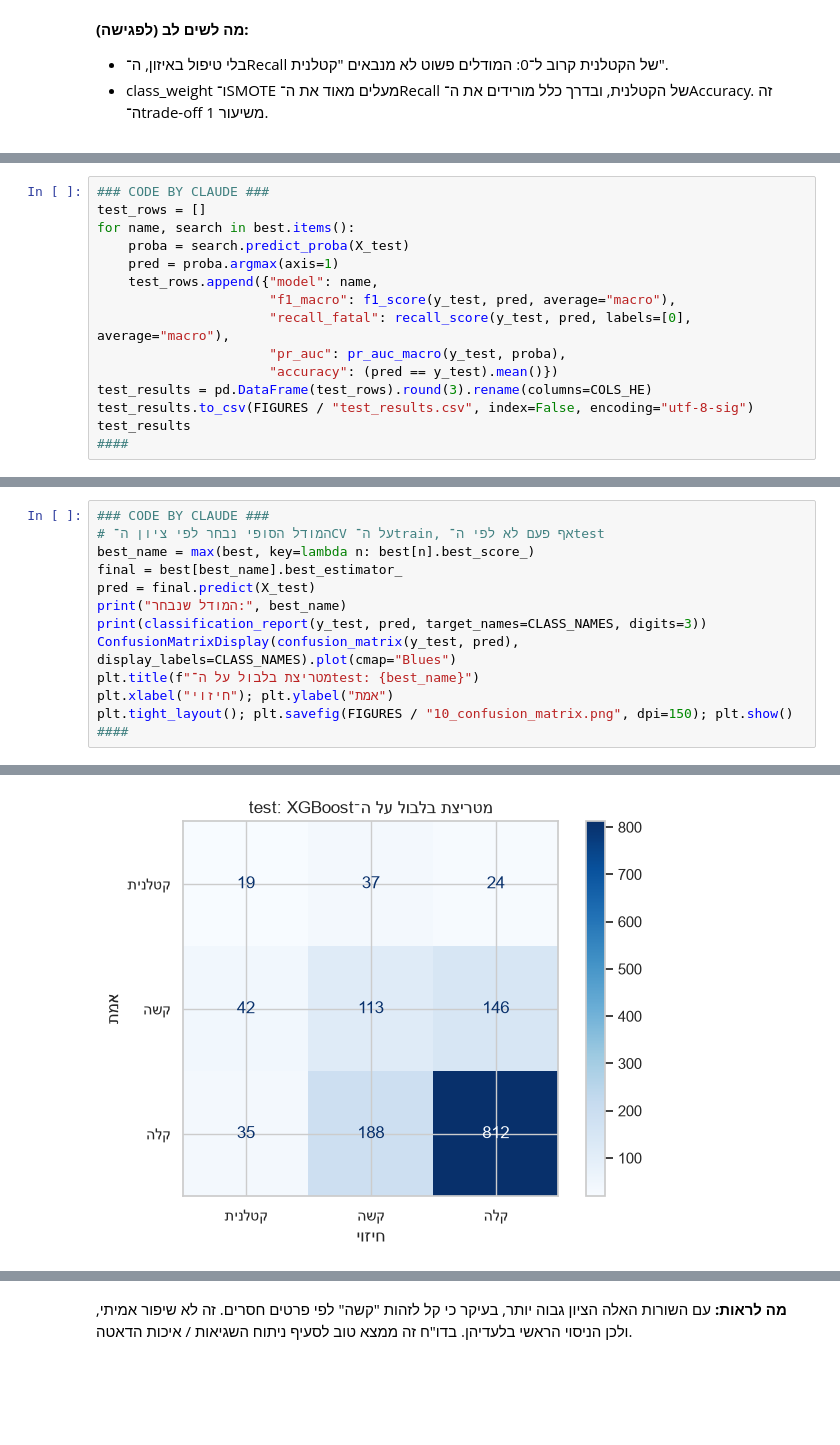
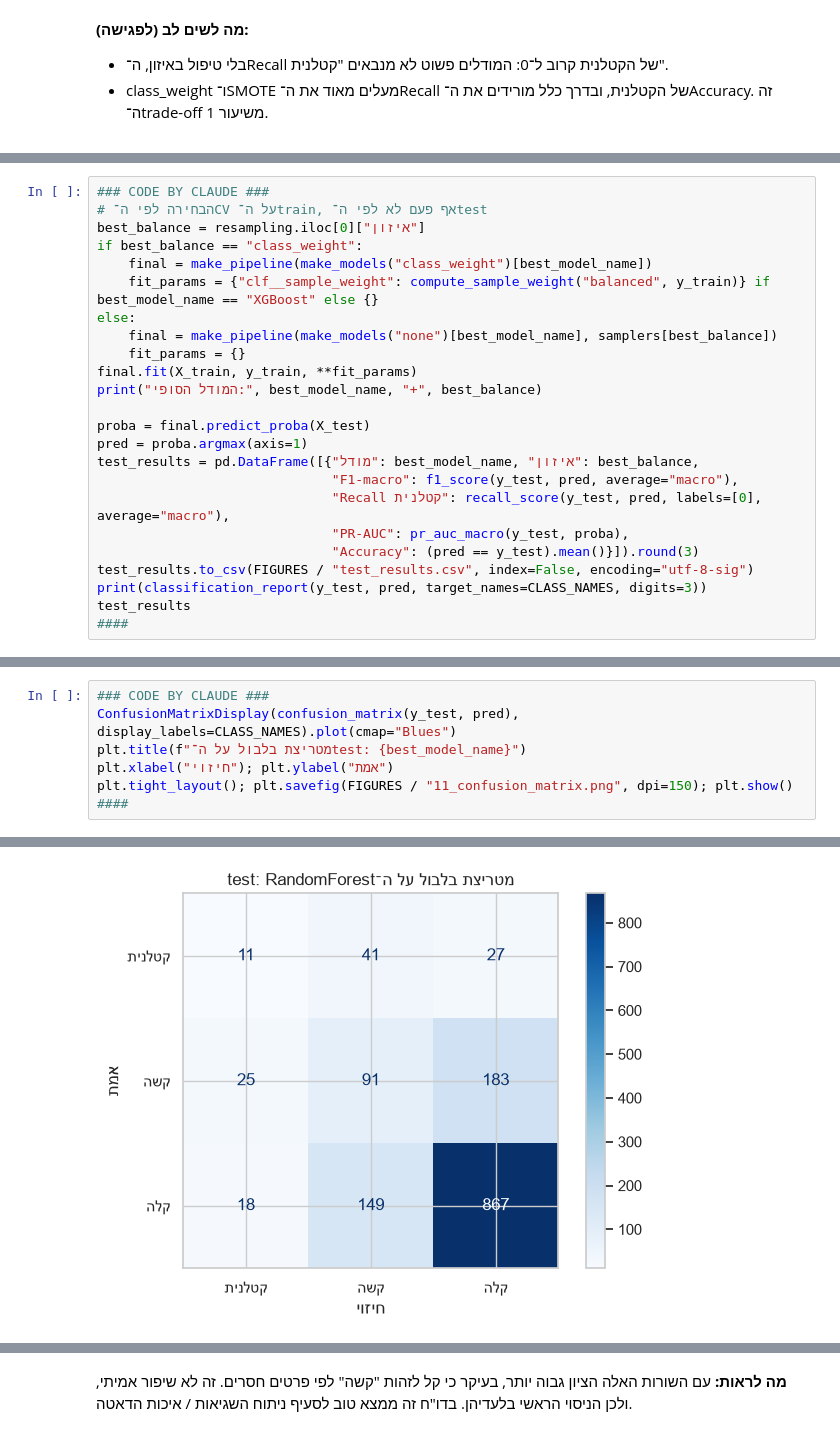
Before and after one commit to Maya171201/road-accidents-severity, a Jupyter notebook: notebooks/02_classification.ipynb, the cells around one changed output, grey strips where cells are left out. Saved outputs shown, nothing was run; the diff lists cells and outputs as text; blank space fills up the shorter version.

```diff
--- a/notebooks/02_classification.ipynb
+++ b/notebooks/02_classification.ipynb
@@ -272,17 +314,26 @@ XGBoost: F1-macro הכי טוב ב־CV = 0.460
 </div>
 # %%
 ### CODE BY CLAUDE ###
-test_rows = []
-for name, search in best.items():
-    proba = search.predict_proba(X_test)
-    pred = proba.argmax(axis=1)
-    test_rows.append({"model": name,
-                      "f1_macro": f1_score(y_test, pred, average="macro"),
-                      "recall_fatal": recall_score(y_test, pred, labels=[0], average="macro"),
-                      "pr_auc": pr_auc_macro(y_test, proba),
-                      "accuracy": (pred == y_test).mean()})
-test_results = pd.DataFrame(test_rows).round(3).rename(columns=COLS_HE)
+# הבחירה לפי ה־CV על ה־train, אף פעם לא לפי ה־test
+best_balance = resampling.iloc[0]["איזון"]
+if best_balance == "class_weight":
+    final = make_pipeline(make_models("class_weight")[best_model_name])
+    fit_params = {"clf__sample_weight": compute_sample_weight("balanced", y_train)} if best_model_name == "XGBoost" else {}
+else:
+    final = make_pipeline(make_models("none")[best_model_name], samplers[best_balance])
+    fit_params = {}
+final.fit(X_train, y_train, **fit_params)
+print("המודל הסופי:", best_model_name, "+", best_balance)
+
+proba = final.predict_proba(X_test)
+pred = proba.argmax(axis=1)
+test_results = pd.DataFrame([{"מודל": best_model_name, "איזון": best_balance,
+                              "F1-macro": f1_score(y_test, pred, average="macro"),
+                              "Recall קטלנית": recall_score(y_test, pred, labels=[0], average="macro"),
+                              "PR-AUC": pr_auc_macro(y_test, proba),
+                              "Accuracy": (pred == y_test).mean()}]).round(3)
 test_results.to_csv(FIGURES / "test_results.csv", index=False, encoding="utf-8-sig")
+print(classification_report(y_test, pred, target_names=CLASS_NAMES, digits=3))
 test_results
 ####
 # %% [output]
@@ -292,14 +352,8 @@ test_results
 # %%
 ### CODE BY CLAUDE ###
-# המודל הסופי נבחר לפי ציון ה־CV על ה־train, אף פעם לא לפי ה־test
-best_name = max(best, key=lambda n: best[n].best_score_)
-final = best[best_name].best_estimator_
-pred = final.predict(X_test)
-print("המודל שנבחר:", best_name)
-print(classification_report(y_test, pred, target_names=CLASS_NAMES, digits=3))
 ConfusionMatrixDisplay(confusion_matrix(y_test, pred), display_labels=CLASS_NAMES).plot(cmap="Blues")
-plt.title(f"מטריצת בלבול על ה־test: {best_name}")
+plt.title(f"מטריצת בלבול על ה־test: {best_model_name}")
 plt.xlabel("חיזוי"); plt.ylabel("אמת")
-plt.tight_layout(); plt.savefig(FIGURES / "10_confusion_matrix.png", dpi=150); plt.show()
+plt.tight_layout(); plt.savefig(FIGURES / "11_confusion_matrix.png", dpi=150); plt.show()
 ####
 # %% [output]
@@ -316,4 +360,4 @@ weighted avg      0.687     0.667     0.676      1416
-[figure, old version]
+[figure, new version]
 # %% [markdown]
 <div dir="rtl">
 
```
Also changed, not shown: parts of 31 cells of this notebook, 13 other files.
